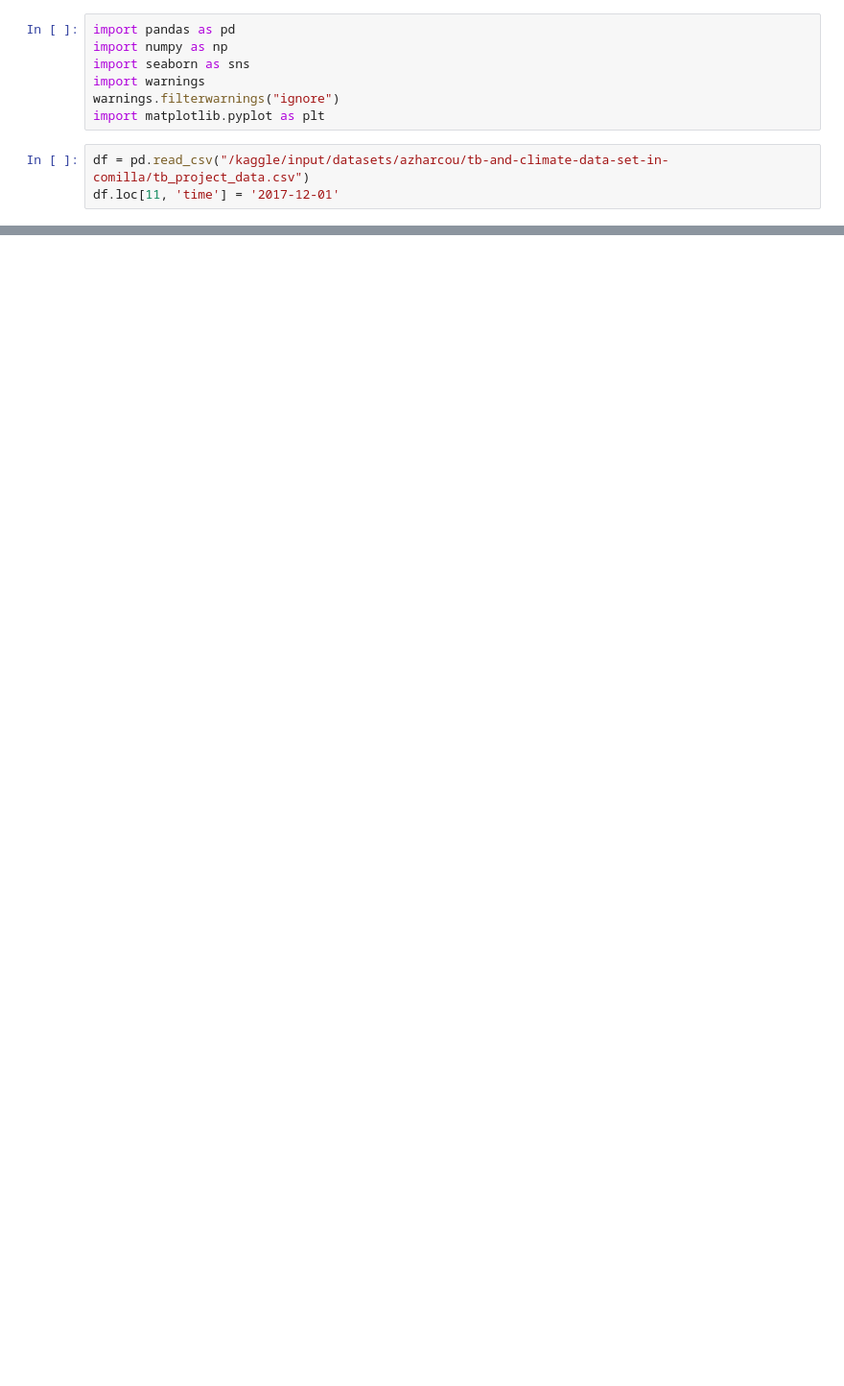
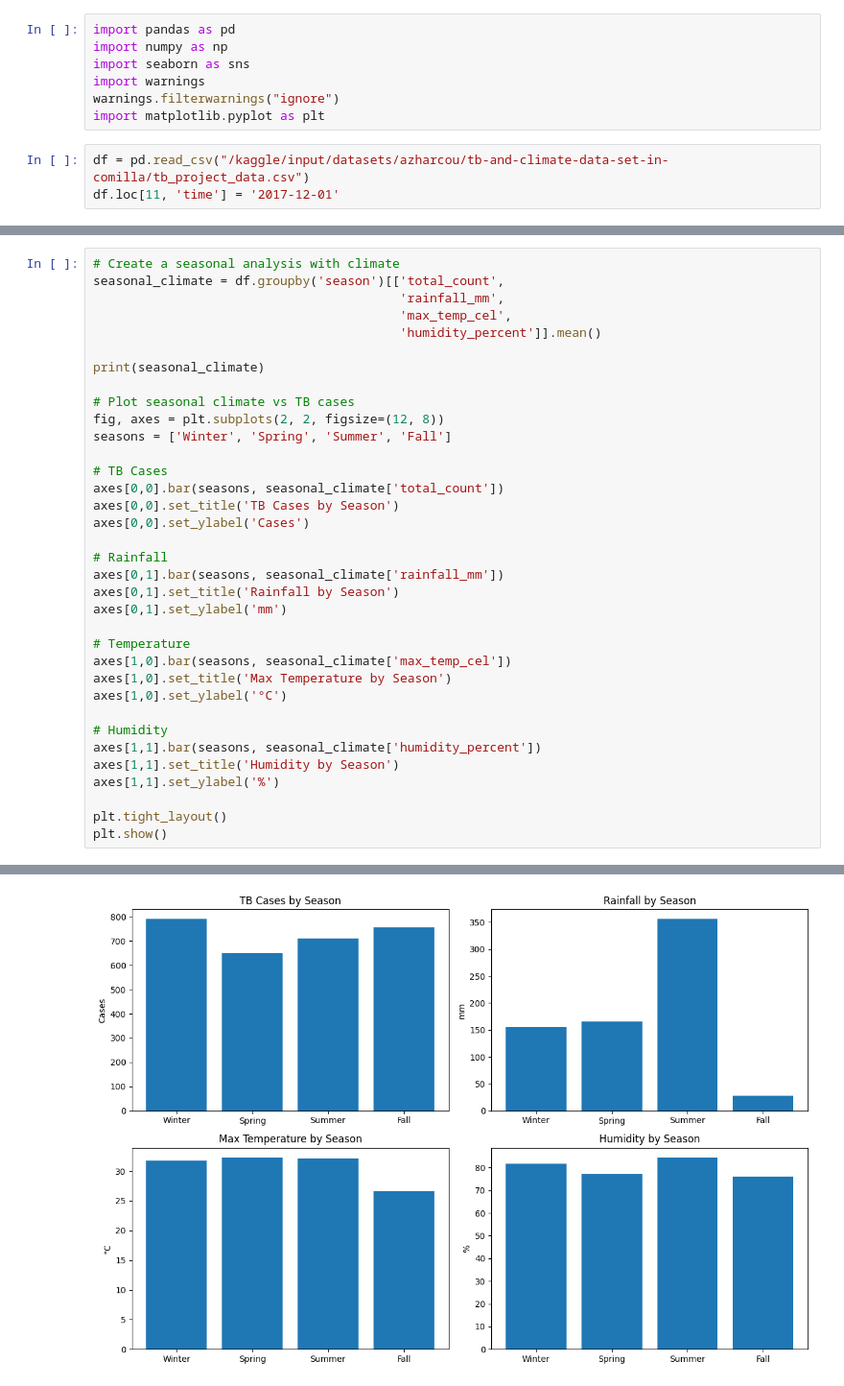
Before and after one commit to mamunur-cou/tb-seasonal-analysis, a Jupyter notebook: tb-seasonal-analysis.ipynb, the cells around one changed output, grey strips where cells are left out. Shown at 96% size. Cells and saved outputs as stored; diff of their text form; blank space fills up the shorter version.

```diff
--- a/tb-seasonal-analysis.ipynb
+++ b/tb-seasonal-analysis.ipynb
@@ -26,0 +338,36 @@ df
+# %%
+# Create a seasonal analysis with climate
+seasonal_climate = df.groupby('season')[['total_count',
+                                         'rainfall_mm',
+                                         'max_temp_cel',
+                                         'humidity_percent']].mean()
+
+print(seasonal_climate)
+
+# Plot seasonal climate vs TB cases
+fig, axes = plt.subplots(2, 2, figsize=(12, 8))
+seasons = ['Winter', 'Spring', 'Summer', 'Fall']
+
+# TB Cases
+axes[0,0].bar(seasons, seasonal_climate['total_count'])
+axes[0,0].set_title('TB Cases by Season')
+axes[0,0].set_ylabel('Cases')
+
+# Rainfall
+axes[0,1].bar(seasons, seasonal_climate['rainfall_mm'])
+axes[0,1].set_title('Rainfall by Season')
+axes[0,1].set_ylabel('mm')
+
+# Temperature
+axes[1,0].bar(seasons, seasonal_climate['max_temp_cel'])
+axes[1,0].set_title('Max Temperature by Season')
+axes[1,0].set_ylabel('°C')
+
+# Humidity
+axes[1,1].bar(seasons, seasonal_climate['humidity_percent'])
+axes[1,1].set_title('Humidity by Season')
+axes[1,1].set_ylabel('%')
+
+plt.tight_layout()
+plt.show()
+# %% [output]
@@ -26,0 +380 @@ df
+[figure, added]
```
Also changed, not shown: parts of 13 cells of this notebook.
